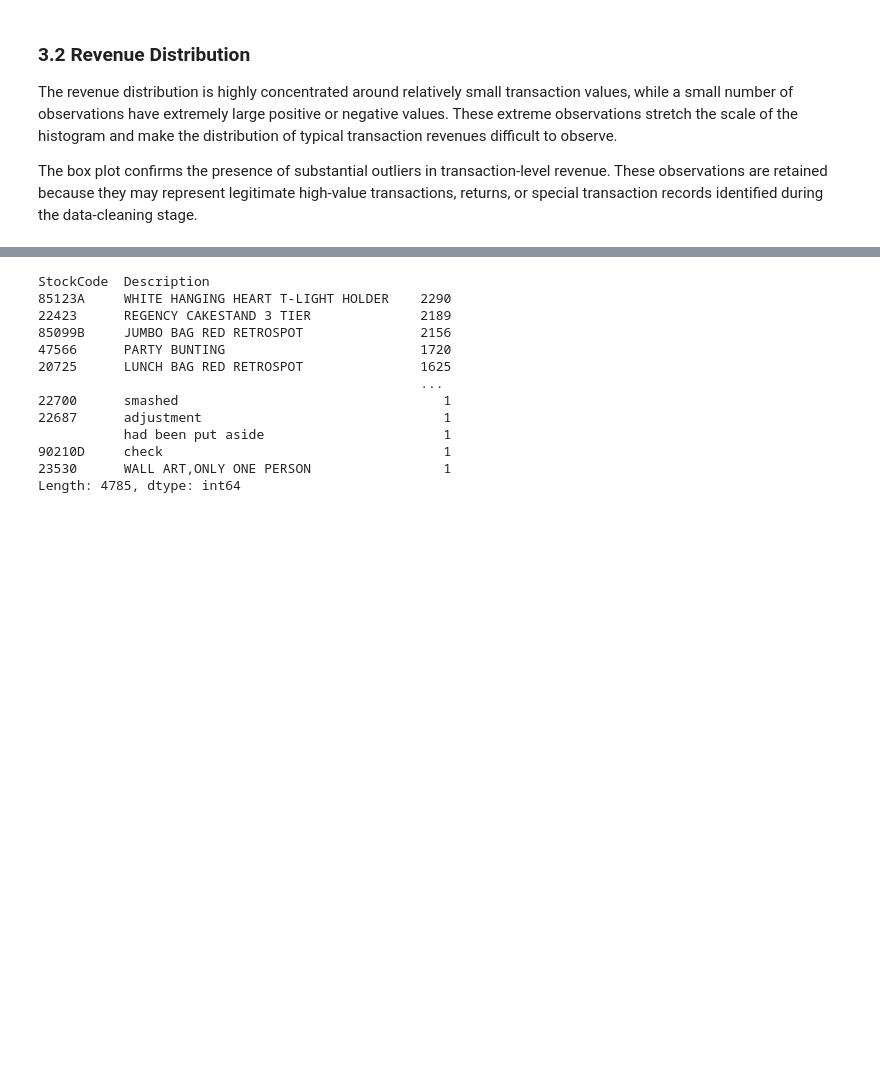
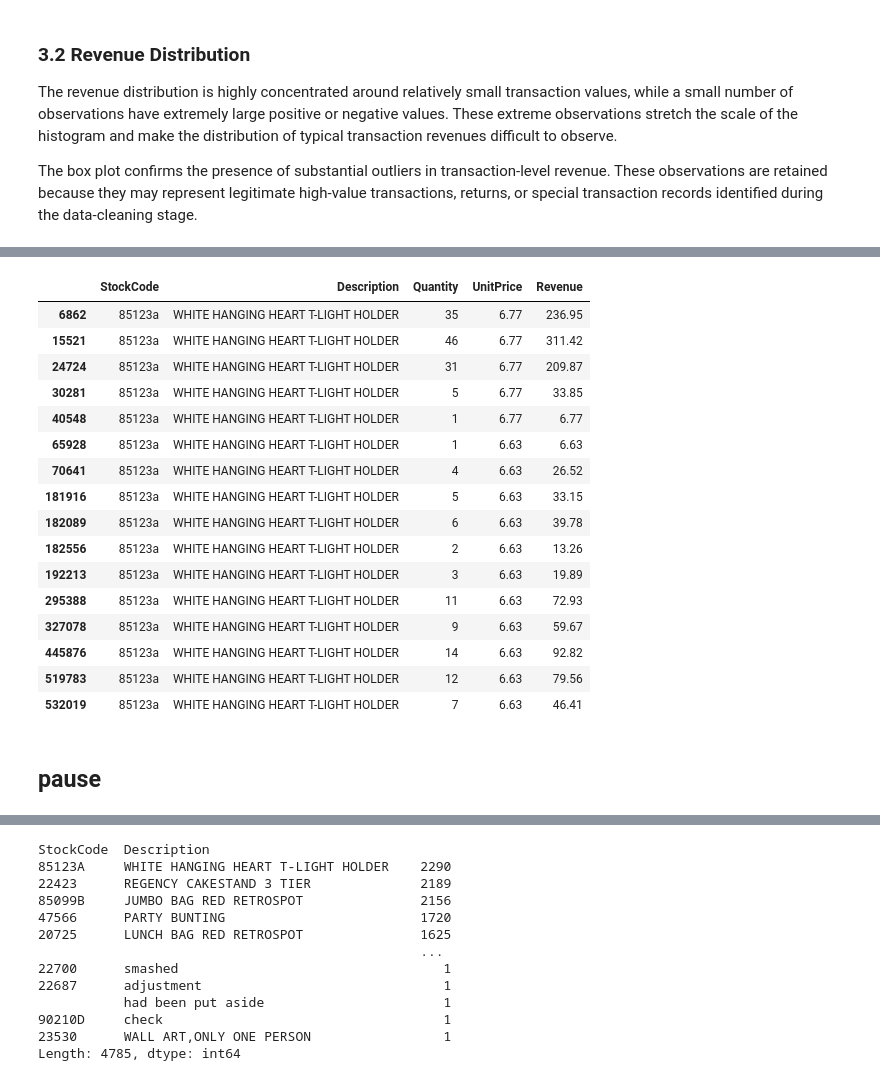
Before and after one commit to emanbrl/ecommerce-sales-customer-analysis, a Jupyter notebook: notebooks/03_EDA.ipynb, the cells around one changed output, grey strips where cells are left out. Drawn from its saved outputs; the diff is of its cells as text; code cells hidden in the pictures; blank space fills up the shorter version.

```diff
--- a/notebooks/03_EDA.ipynb
+++ b/notebooks/03_EDA.ipynb
@@ -186,2 +542,26 @@ top_products = product_revenue.nlargest(20)
+# %%
+df[
+    df["StockCode"].isin(["85123a"])
+][["StockCode", "Description", "Quantity", "UnitPrice", "Revenue"]].drop_duplicates()
+# %% [output]
+|  | StockCode | Description | Quantity | UnitPrice | Revenue |
+| 6862 | 85123a | WHITE HANGING HEART T-LIGHT HOLDER | 35 | 6.77 | 236.95 |
+| 15521 | 85123a | WHITE HANGING HEART T-LIGHT HOLDER | 46 | 6.77 | 311.42 |
+| 24724 | 85123a | WHITE HANGING HEART T-LIGHT HOLDER | 31 | 6.77 | 209.87 |
+| 30281 | 85123a | WHITE HANGING HEART T-LIGHT HOLDER | 5 | 6.77 | 33.85 |
+| 40548 | 85123a | WHITE HANGING HEART T-LIGHT HOLDER | 1 | 6.77 | 6.77 |
+| 65928 | 85123a | WHITE HANGING HEART T-LIGHT HOLDER | 1 | 6.63 | 6.63 |
+| 70641 | 85123a | WHITE HANGING HEART T-LIGHT HOLDER | 4 | 6.63 | 26.52 |
+| 181916 | 85123a | WHITE HANGING HEART T-LIGHT HOLDER | 5 | 6.63 | 33.15 |
+| 182089 | 85123a | WHITE HANGING HEART T-LIGHT HOLDER | 6 | 6.63 | 39.78 |
+| 182556 | 85123a | WHITE HANGING HEART T-LIGHT HOLDER | 2 | 6.63 | 13.26 |
+| 192213 | 85123a | WHITE HANGING HEART T-LIGHT HOLDER | 3 | 6.63 | 19.89 |
+| 295388 | 85123a | WHITE HANGING HEART T-LIGHT HOLDER | 11 | 6.63 | 72.93 |
+| 327078 | 85123a | WHITE HANGING HEART T-LIGHT HOLDER | 9 | 6.63 | 59.67 |
+| 445876 | 85123a | WHITE HANGING HEART T-LIGHT HOLDER | 14 | 6.63 | 92.82 |
+| 519783 | 85123a | WHITE HANGING HEART T-LIGHT HOLDER | 12 | 6.63 | 79.56 |
+| 532019 | 85123a | WHITE HANGING HEART T-LIGHT HOLDER | 7 | 6.63 | 46.41 |
+# %% [markdown]
+## pause
 # %%
 df[df["StockCode"] == "DOT"][["StockCode", "Description", "Quantity", "UnitPrice", "Revenue"]].head(20)
```
Also changed, not shown: parts of 57 cells of this notebook.
